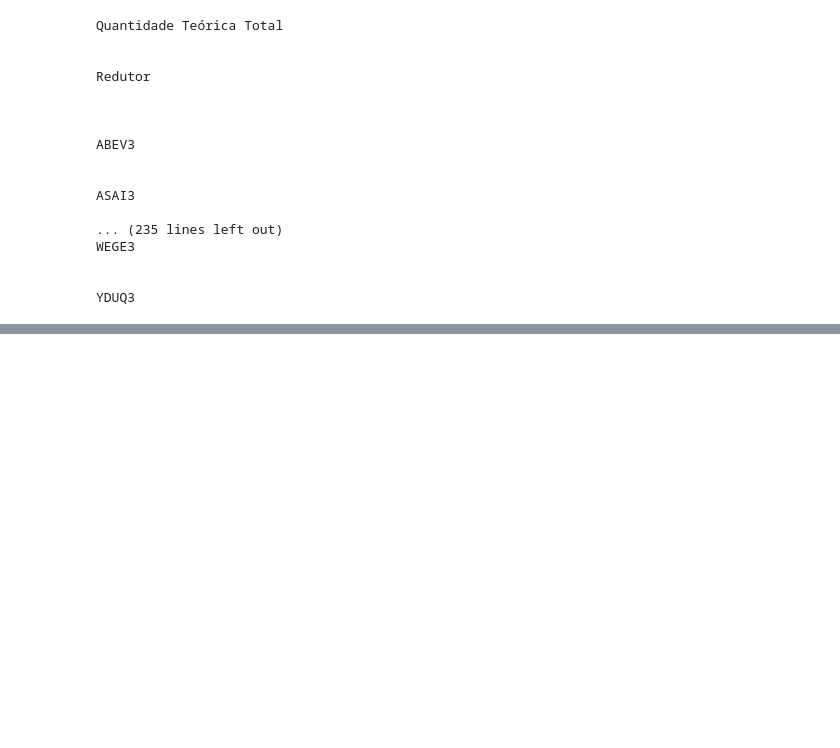
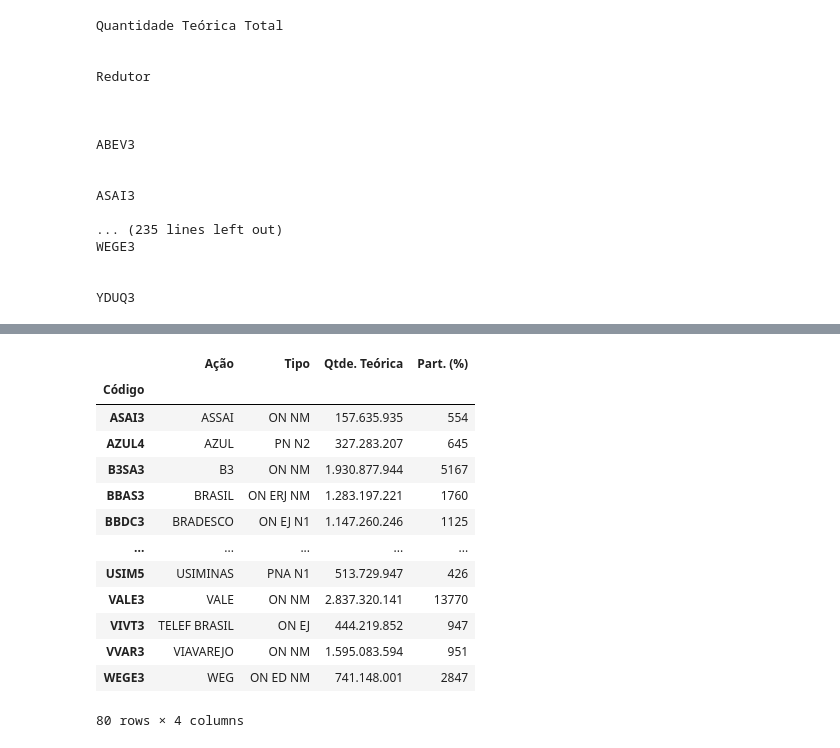
Before and after one commit to victorncg/financas_quantitativas, a Jupyter notebook: Testando_Obtenção_de_Dados_do_IBOV.ipynb, the cells around one changed output, grey strips where cells are left out. Cells and saved outputs as stored; diff of their text form; code cells hidden in the pictures; blank space fills up the shorter version.

```diff
--- a/Testando_Obtenção_de_Dados_do_IBOV.ipynb
+++ b/Testando_Obtenção_de_Dados_do_IBOV.ipynb
@@ -133,0 +165,26 @@ YDUQ3
+# %%
+# Define os nomes das colunas
+table.columns = ['Código', 'Ação', 'Tipo', 'Qtde. Teórica', 'Part. (%)']
+
+# Remove as linhas de cabeçalho e de rodapé
+table = table.iloc[1:-2]
+
+# Define o código das ações como índice
+table.set_index('Código', inplace=True)
+
+table
+# %% [output]
+|  | Ação | Tipo | Qtde. Teórica | Part. (%) |
+| Código |  |  |  |  |
+| ASAI3 | ASSAI | ON NM | 157.635.935 | 554 |
+| AZUL4 | AZUL | PN N2 | 327.283.207 | 645 |
+| B3SA3 | B3 | ON NM | 1.930.877.944 | 5167 |
+| BBAS3 | BRASIL | ON ERJ NM | 1.283.197.221 | 1760 |
+| BBDC3 | BRADESCO | ON EJ N1 | 1.147.260.246 | 1125 |
+| ... | ... | ... | ... | ... |
+| USIM5 | USIMINAS | PNA N1 | 513.729.947 | 426 |
+| VALE3 | VALE | ON NM | 2.837.320.141 | 13770 |
+| VIVT3 | TELEF BRASIL | ON EJ | 444.219.852 | 947 |
+| VVAR3 | VIAVAREJO | ON NM | 1.595.083.594 | 951 |
+| WEGE3 | WEG | ON ED NM | 741.148.001 | 2847 |
+80 rows × 4 columns
```
Also changed, not shown: parts of 2 cells of this notebook.
